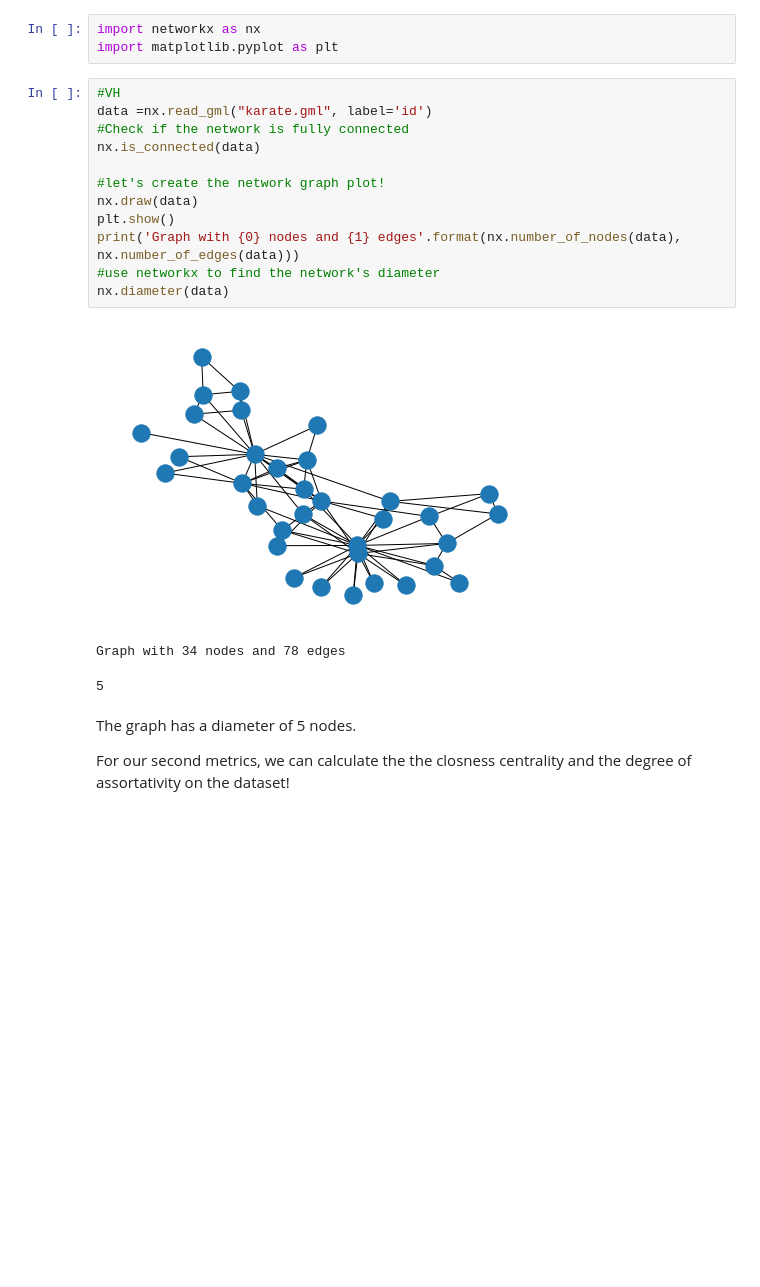
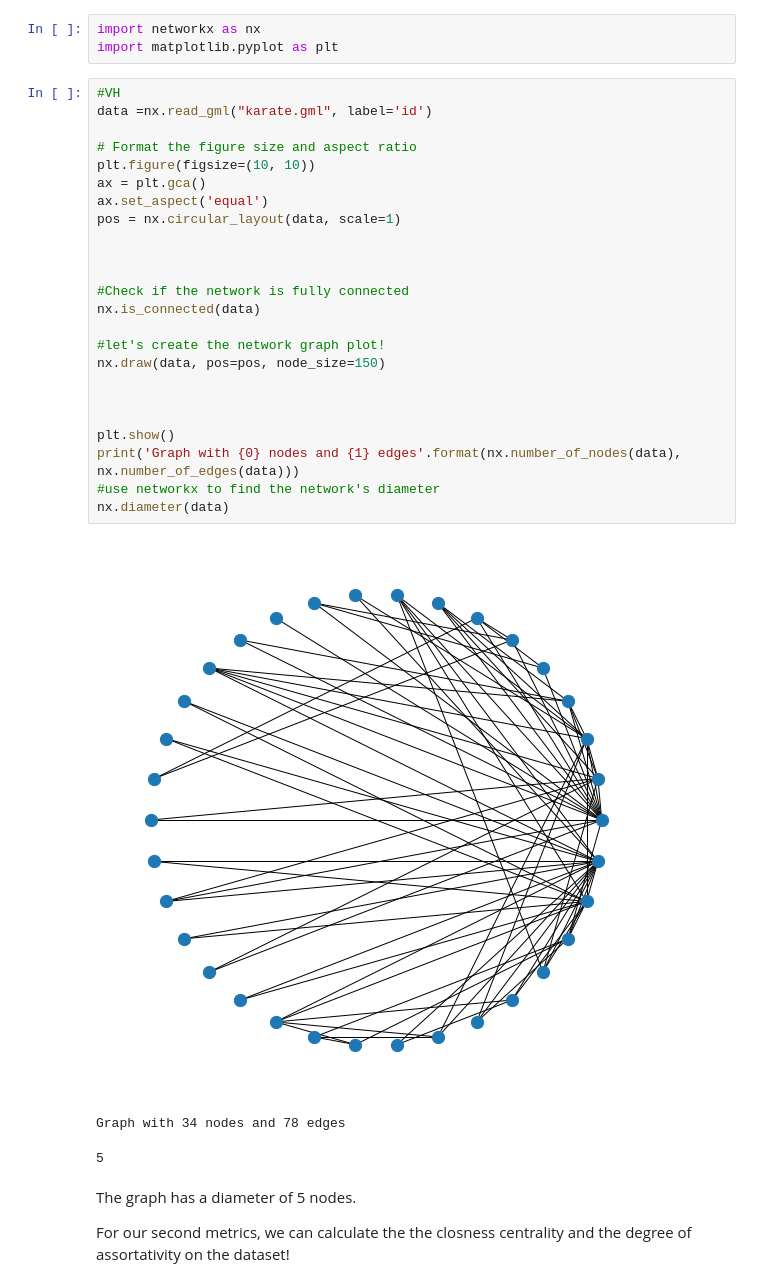
Before and after one commit to Vy4thewin/Data620_TeamVAC, a Jupyter notebook: Data620_Homework3.ipynb, the cells around one changed output. Drawn from its saved outputs; the diff is of its cells as text; blank space fills up the shorter version.

Commit message:
Added a circular layout to the graph.

```diff
--- a/Data620_Homework3.ipynb
+++ b/Data620_Homework3.ipynb
@@ -16,17 +16,29 @@ import matplotlib.pyplot as plt
 # %%
 #VH
 data =nx.read_gml("karate.gml", label='id')
+
+# Format the figure size and aspect ratio
+plt.figure(figsize=(10, 10))
+ax = plt.gca()
+ax.set_aspect('equal')
+pos = nx.circular_layout(data, scale=1)
+
+
+
 #Check if the network is fully connected
 nx.is_connected(data)
 
 #let's create the network graph plot!
-nx.draw(data)
+nx.draw(data, pos=pos, node_size=150)
+
+
+
 plt.show()
 print('Graph with {0} nodes and {1} edges'.format(nx.number_of_nodes(data), nx.number_of_edges(data)))
 #use networkx to find the network's diameter
 nx.diameter(data)
 # %% [output]
-[figure, old version]
+[figure, new version]
 Graph with 34 nodes and 78 edges
 5
 # %% [markdown]
```
